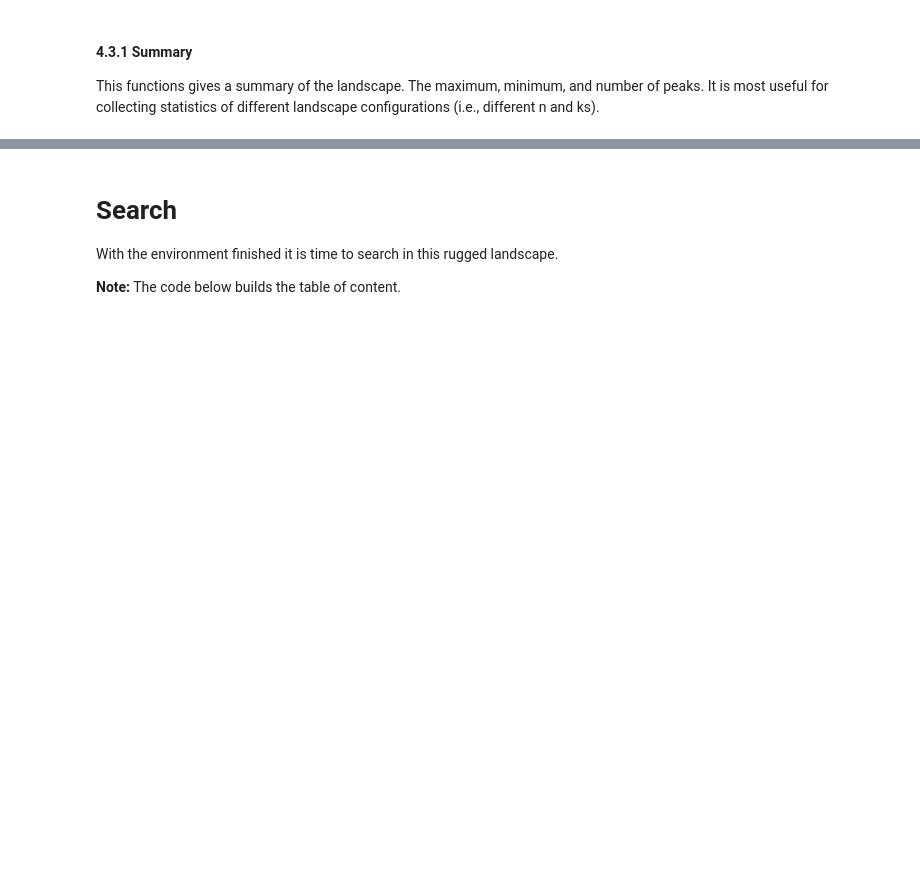
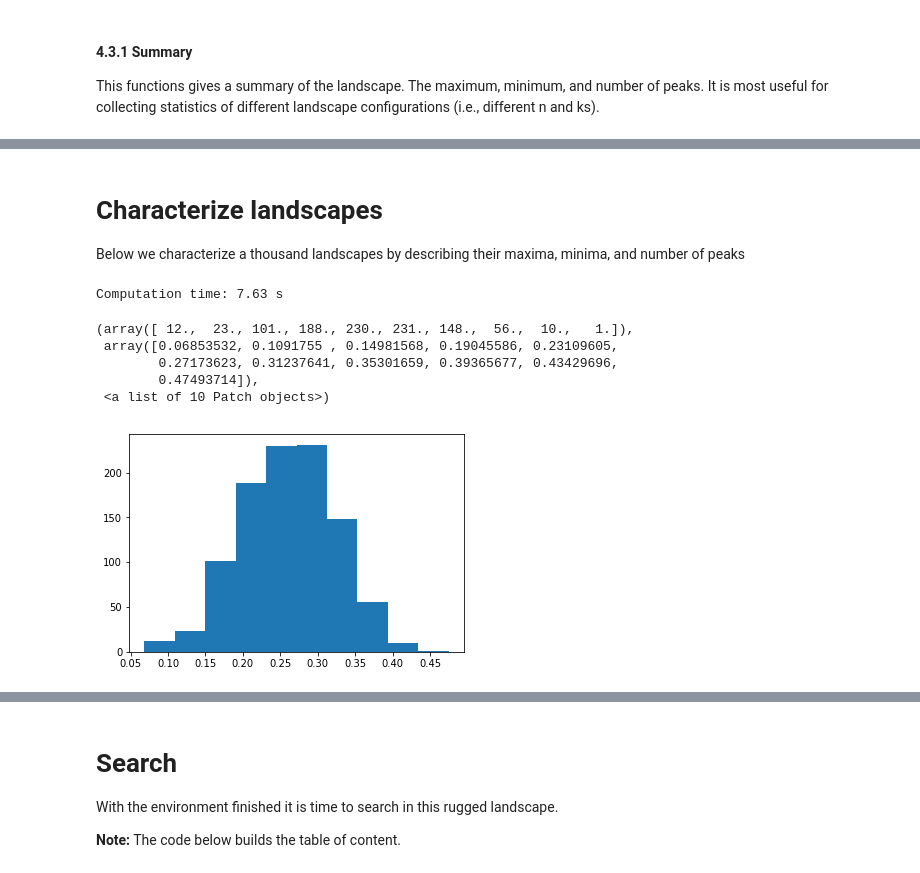
Before and after one commit to jparrieta/nk, a Jupyter notebook: levinthal_create_landscape.ipynb, the cells around one changed output, grey strips where cells are left out. Drawn from its saved outputs; the diff is of its cells as text; code cells hidden in the pictures; blank space fills up the shorter version.

```diff
--- a/levinthal_create_landscape.ipynb
+++ b/levinthal_create_landscape.ipynb
@@ -37,7 +40,8 @@ Below you see how an interdependency matrix is built. If you run the code again,
 # %%
 n = 3
 k = 1
-dep_mat = create_dependencies(n, k)
+land_style = "Rand_mat"
+dep_mat = create_dependencies(n, k, land_style)
 
 dep_mat
 # %% [output]
@@ -98,8 +106,7 @@ You see the code below and the outputs is the list of dictionaries of the depend
 # %%
 def fitness_contribution(dep_mat):
     fit_con = []
-    n = len(dep_mat)
-    for i in range(n):
+    for i in range(len(dep_mat)):
         epi_row = {int2pol(j,sum(dep_mat[i])): np.random.random() for j in range(2**sum(dep_mat[i]))}
         fit_con.append(epi_row)
     return(fit_con)
@@ -239,7 +246,8 @@ Below you can find the short way of creating the landscape from scratch
 # %%
 n = 6
 k = 2
-dep_mat = create_dependencies(n, k)
+land_style = "Rand_row" # "Levinthal", "Rand_mat", "Rand_row"
+dep_mat = create_dependencies(n, k, land_style)
 fit_con = fitness_contribution(dep_mat)
 Environment = calc_landscape(dep_mat, fit_con)
 
@@ -268,0 +277,31 @@ Environment
+# %% [markdown]
+# Characterize landscapes
+
+Below we characterize a thousand landscapes by describing their maxima, minima, and number of peaks
+# %%
+import time
+start_time = time.time()
+all_max = []
+all_min = []
+all_num_peaks = []
+num_reps = 1000
+for i in range(num_reps):
+    dep_mat = create_dependencies(n, k, land_style)
+    fit_con = fitness_contribution(dep_mat)
+    Environment = calc_landscape(dep_mat, fit_con)
+    max_val, min_val, peaks = summary(Environment)
+    all_max.append(max_val)
+    all_min.append(min_val)
+    all_num_peaks.append(peaks)
+print("Computation time: "+ str(round(time.time()-start_time, 2)) + " s")
+# %% [output]
+Computation time: 7.63 s
+# %%
+plt.hist(all_min)
+# %% [output]
+(array([ 12.,  23., 101., 188., 230., 231., 148.,  56.,  10.,   1.]),
+ array([0.06853532, 0.1091755 , 0.14981568, 0.19045586, 0.23109605,
+        0.27173623, 0.31237641, 0.35301659, 0.39365677, 0.43429696,
+        0.47493714]),
+ <a list of 10 Patch objects>)
+[figure, added]
```
Also changed, not shown: parts of 18 cells of this notebook.
